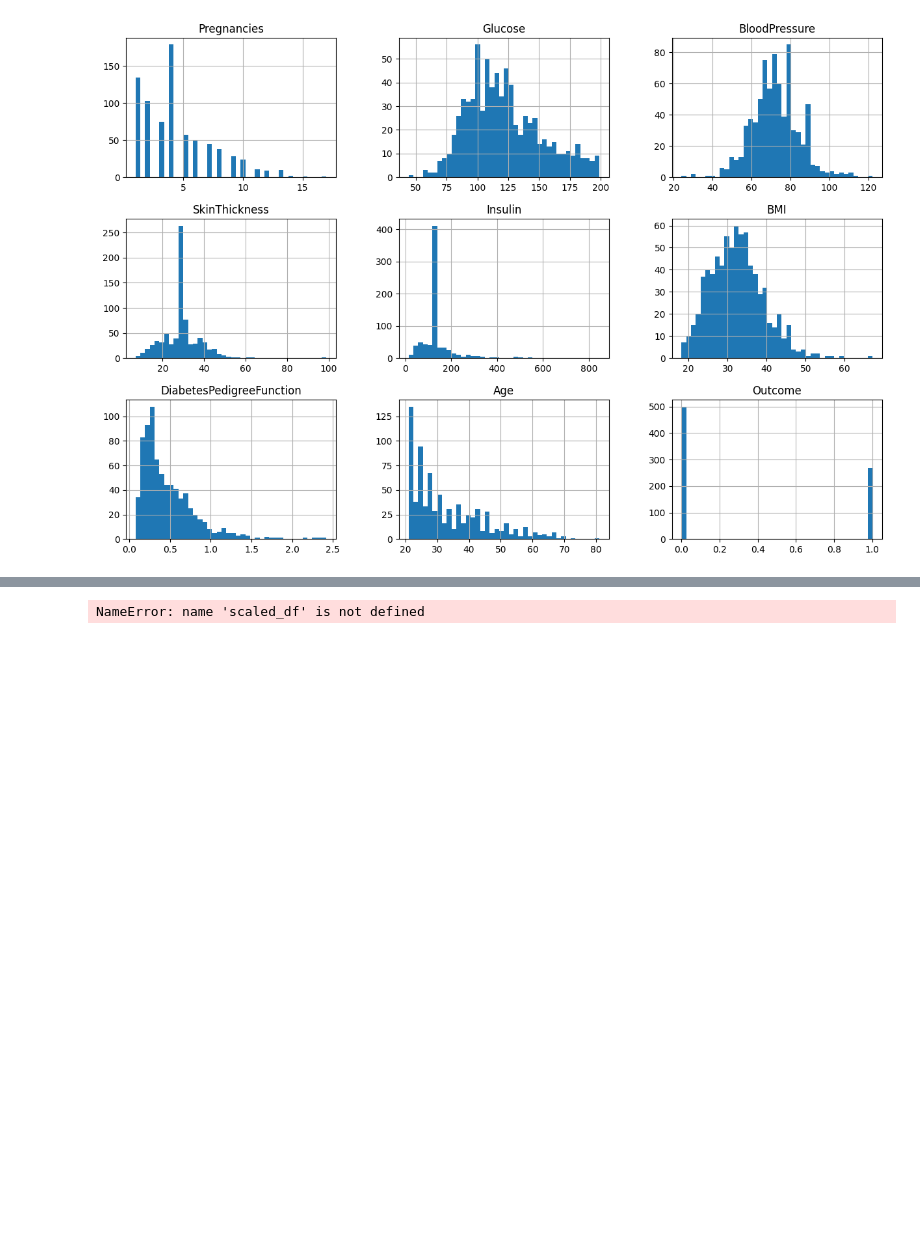
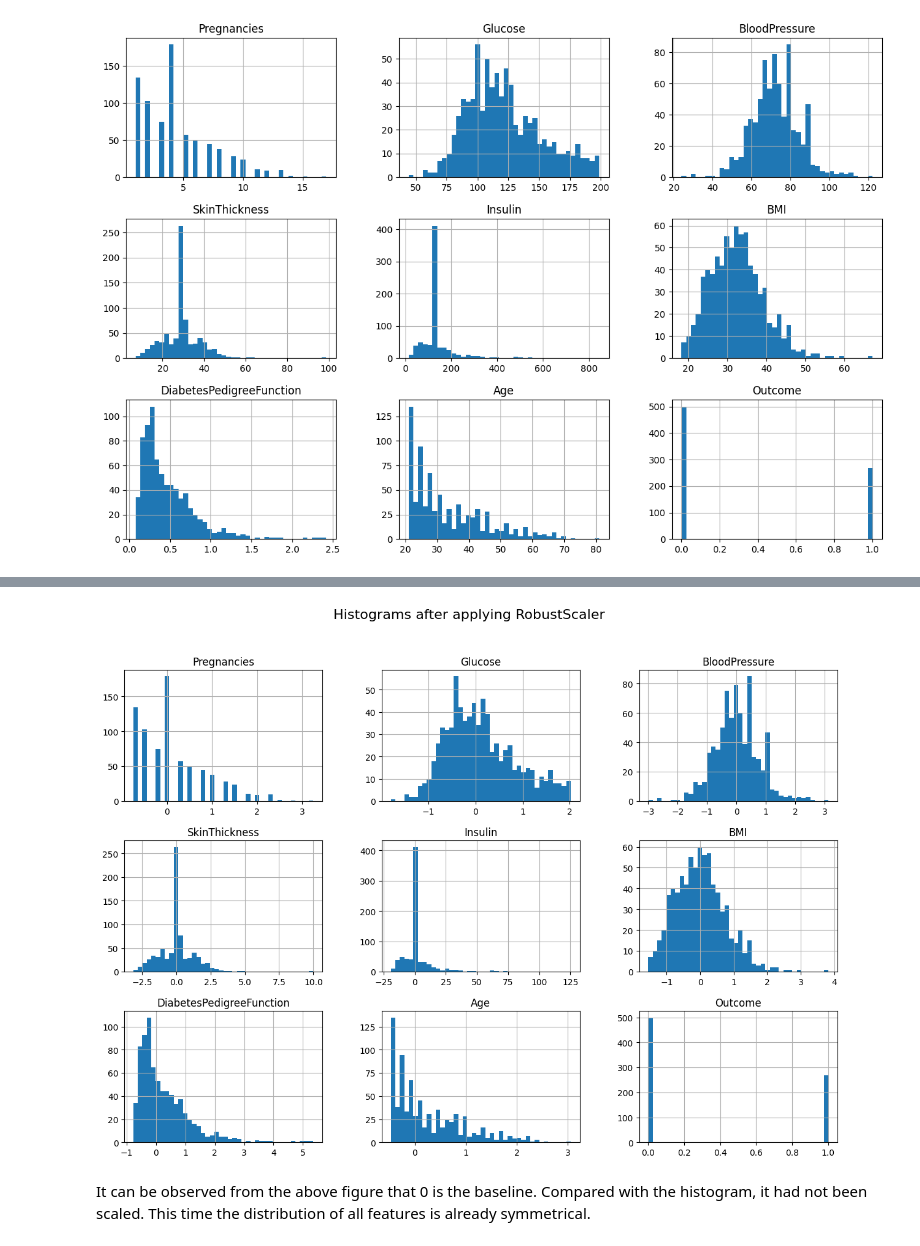
Before and after one commit to MinnieShih/Deep_Learning_assignment, a Jupyter notebook: Assignment1_Predict_diabetes_using_Perceptron.ipynb, the cells around one changed output, grey strips where cells are left out. Drawn from its saved outputs; the diff is of its cells as text; code cells hidden in the pictures; blank space fills up the shorter version.

```diff
--- a/Assignment1_Predict_diabetes_using_Perceptron.ipynb
+++ b/Assignment1_Predict_diabetes_using_Perceptron.ipynb
@@ -150,0 +192,13 @@ scaled_df = scale.fit_transform(X)
+# %%
+from sklearn.preprocessing import RobustScaler
+import pandas as pd
+
+features = ['Pregnancies', 'Glucose', 'BloodPressure', 'SkinThickness', 'Insulin', 'BMI', 'DiabetesPedigreeFunction', 'Age', 'Outcome']
+
+scaler = RobustScaler()
+
+scaled_df = scaler.fit_transform(df[features])
+
+scaled_df = pd.DataFrame(scaled_df, columns=features)
+
+print(scaled_df)
@@ -151,9 +223,8 @@ scaled_df = scale.fit_transform(X)
 # %%
-import matplotlib.pyplot as plt
-scaled_df = pd.DataFrame(scaled_df, columns=df.columns)
-
 scaled_df.hist(bins=40, figsize=(15, 10))
-plt.suptitle('Histograms of Scaled Features', fontsize=16)  # Add a title for all plots
+plt.suptitle('Histograms after applying RobustScaler', fontsize=16)
 plt.show()
 # %% [output]
-NameError: name 'scaled_df' is not defined
+[figure, added]
+# %% [markdown]
+It can be observed from the above figure that 0 is the baseline. Compared with the histogram, it had not been scaled. This time the distribution of all features is already symmetrical.
```
Also changed, not shown: parts of 29 cells of this notebook.
